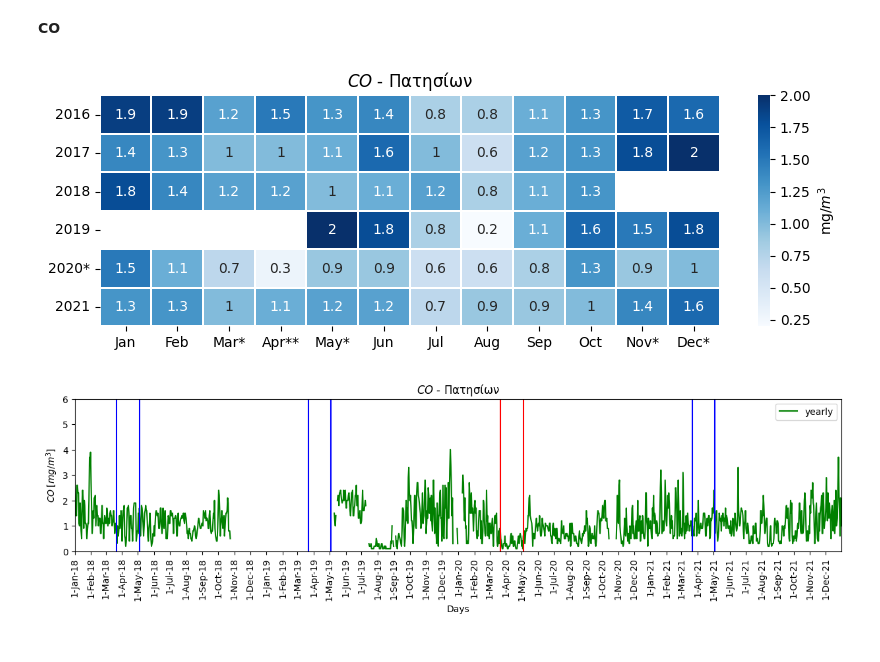
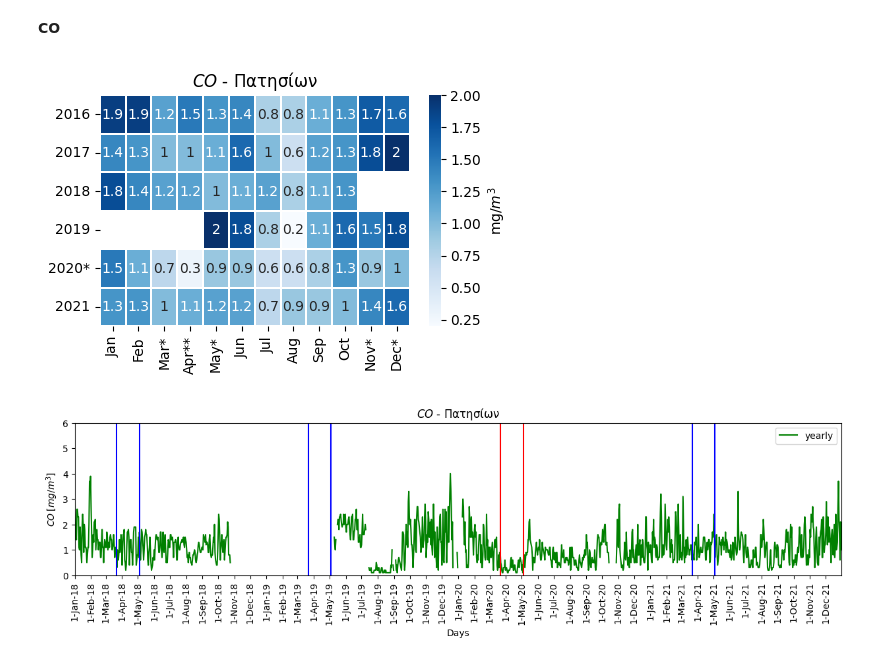
Before and after one commit to costpetrides/Air-pollution-COVID-19-impact, a Jupyter notebook: Yearly/PAT.ipynb, the cells around one changed output. Cells and saved outputs as stored; diff of their text form; code cells hidden in the pictures.

```diff
--- a/Yearly/PAT.ipynb
+++ b/Yearly/PAT.ipynb
@@ -115,33 +112,33 @@ plt.show()
 # %%
 import numpy as np
 import seaborn as sn
 import matplotlib.pyplot as plt
 import pandas as pd
 
 
 array = [[1.9, 1.9, 1.2, 1.5, 1.3, 1.4, 0.8, 0.8, 1.1, 1.3, 1.7, 1.6],
          [1.4, 1.3, 1.0, 1.0, 1.1, 1.6, 1.0, 0.6, 1.2, 1.3, 1.8, 2.0],
          [ 1.8, 1.4, 1.2, 1.2, 1, 1.1, 1.2, 0.8, 1.1, 1.3, None, None],    # G: years and S: months
          [ None, None, None, None, 2.0, 1.8, 0.8, 0.2, 1.1, 1.6, 1.5, 1.8],
          [ 1.5, 1.1, 0.7, 0.3, 0.9, 0.9, 0.6, 0.6, 0.8, 1.3, 0.9, 1.0],
          [ 1.3, 1.3, 1.0, 1.1, 1.2, 1.2, 0.7, 0.9, 0.9, 1.0, 1.4, 1.6]]
 
 month=['Jan', 'Feb', 'Mar*', 'Apr**', 'May*', 'Jun', 'Jul', 'Aug', 'Sep', 'Oct', 'Nov*', 'Dec*']
 year=['2016','2017','2018','2019','2020*','2021']
 
 df_cm = pd.DataFrame(array, index = year,
                      columns = month)
 
-plt.figure(figsize = (10,3))
+plt.figure(figsize = (5,3))
 
 
 plt.title('$CO$ - Πατησίων')
 sn.heatmap(df_cm, annot=True, linewidth=0.01, cbar_kws={'label': 'mg/$m^{3}$'}, cmap='Blues',fmt='g')
 
 plt.savefig('heatmap.png')
 plt.savefig('heatmap.pdf')
 # %% [output]
-[figure, old version]
+[figure, new version]
 # %%
 plt.figure(figsize=(15,3))
 plt.title("$CO$ - Aθηνάς")
```
Also changed, not shown: parts of 6 cells of this notebook.
